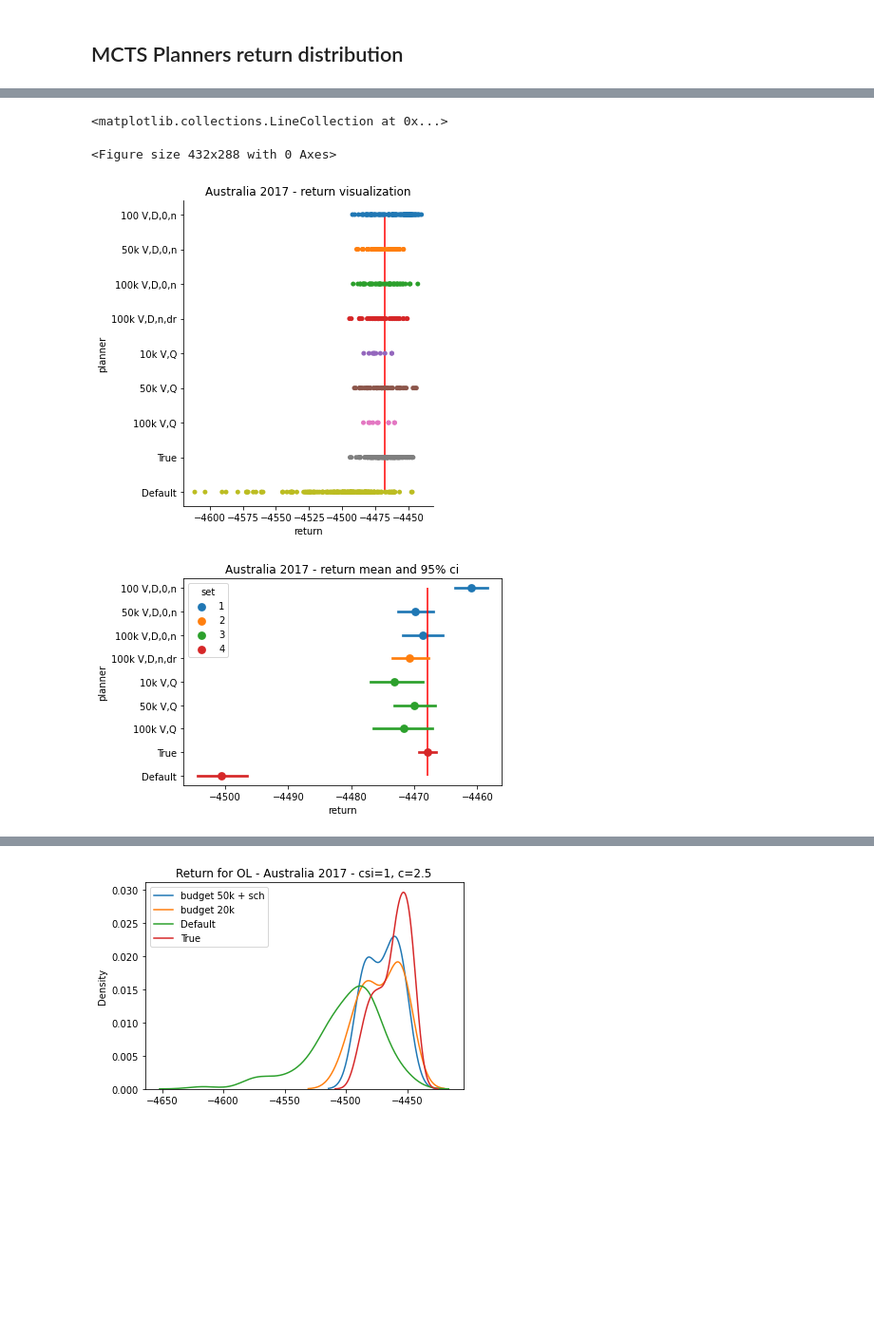
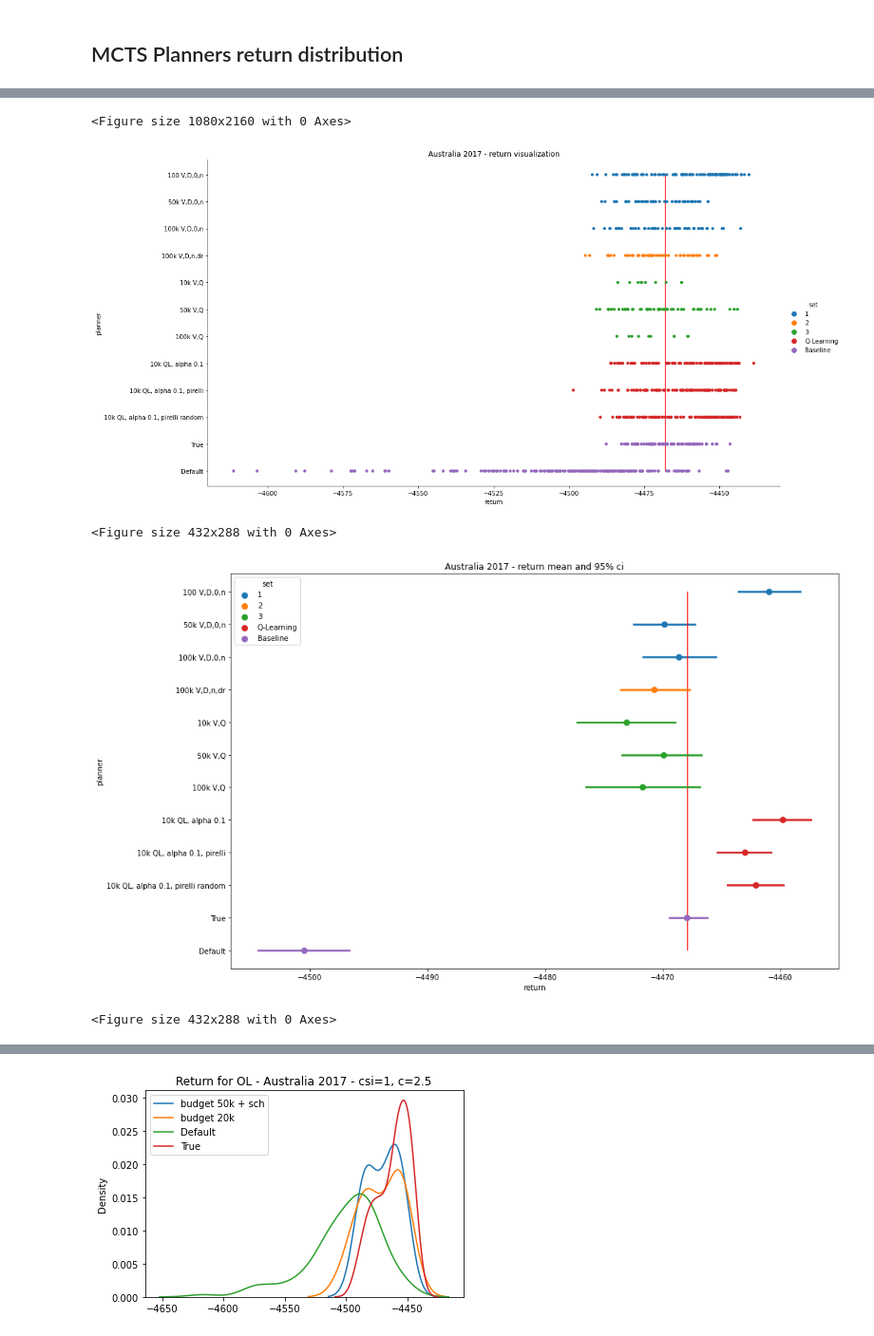
Before and after one commit to amarildolikmeta/alphazero_singleplayer, a Jupyter notebook: notebooks/return_distributions.ipynb, the cells around one changed output, grey strips where cells are left out. Shown at 95% size. Saved outputs shown, nothing was run; the diff lists cells and outputs as text; code cells hidden in the pictures; blank space fills up the shorter version.

```diff
--- a/notebooks/return_distributions.ipynb
+++ b/notebooks/return_distributions.ipynb
@@ -27,3 +35,9 @@ no_pit_100b = np.load("../logs/RaceStrategy-v2/ol_uct_var/2020-11-20_16-45-39/nu
 no_pit_50k = np.load("/mnt/c/Users/Diego/Desktop/Logs/2020-11-18_13-28-16/numpy_dumps/results.npy")
 no_pit_100k = np.load("/mnt/c/Users/Diego/Desktop/Logs/2020-11-19_17-22-10/numpy_dumps/results.npy")
 double_rollout_100k = np.load("/mnt/c/Users/Diego/Desktop/Logs/2020-11-22_10-20-54/numpy_dumps/results.npy")
+
+q_learning_10k_01_06_100 = np.load("/mnt/c/Users/Diego/Desktop/Logs/Q-learning_10k_06q_01alpha_100e/numpy_dumps/results.npy")
+q_learning_10k_01_def_20 = np.load("../logs/RaceStrategy-v2/q_learning_ol_uct/2020-12-05_11-10-24/numpy_dumps/results.npy")
+q_learning_10k_01_def_80 = np.load("../logs/RaceStrategy-v2/q_learning_ol_uct/2020-12-05_12-49-13/numpy_dumps/results.npy")
+
+q_learning_10k_01_def_r_100 = np.load("/mnt/c/Users/Diego/Desktop/Logs/2020-12-06_16-30-13/numpy_dumps/results.npy")
@@ -32,0 +44,2 @@ double_rollout_100k = np.load("/mnt/c/Users/Diego/Desktop/Logs/2020-11-22_10-20-
+# %%
+q_learning_10k_01_def_100 = np.concatenate([q_learning_10k_01_def_20, q_learning_10k_01_def_80])
@@ -66,22 +115,24 @@ df = pd.DataFrame({"planner": labels, "return":results, "set": sets})
 # %%
-plt.figure()
-# ax = sns.violinplot(x="return", y="planner", data=df,
-                    # inner=None, color=".8")
-ax = sns.catplot(x="return", y="planner", data=df, jitter=False)
+fig = plt.figure(figsize=(15, 30))
+sns.catplot(x="return", y="planner", data=df, jitter=False, hue="set", aspect=2, height=8)
 plt.title("Australia 2017 - return visualization")
+plt.vlines(x=np.mean(true_strategy_scores), ymin=0, ymax=len(df['planner'].unique())-1, colors=['red'])
+plt.show()
 plt.savefig("../figures/categorical_aus_2017.jpg", bbox_inches='tight')
-plt.vlines(x=np.mean(true_strategy_scores), ymin=0, ymax=len(df['planner'].unique())-1, colors=['red'])
 # %% [output]
-<matplotlib.collections.LineCollection at 0x...>
+<Figure size 1080x2160 with 0 Axes>
+[figure, new version]
 <Figure size 432x288 with 0 Axes>
-[figure, old version]
 # %%
+plt.figure(figsize=(15, 10))
 sns.pointplot(x="return", y="planner", join=False, data=df, ci=95, hue="set")
 plt.vlines(x=np.mean(true_strategy_scores), ymin=0, ymax=len(df['planner'].unique())-1, colors=['red'])
 plt.title("Australia 2017 - return mean and 95% ci")
+plt.show()
 plt.savefig("../figures/mean95ci_aus_2017.jpg")
 # %% [output]
-[figure, old version]
+[figure, new version]
+<Figure size 432x288 with 0 Axes>
 # %%
 ol_uct_offline_scores_1_old = np.load("../logs/RaceStrategy-v2/ol_uct_var/2020-10-31_16-31/results.npy")
 ol_uct_offline_scores_2_old = np.load("../logs/RaceStrategy-v2/ol_uct_var/2020-10-31_16-34/results.npy")
```
Also changed, not shown: parts of 7 cells of this notebook, 5 other files.
